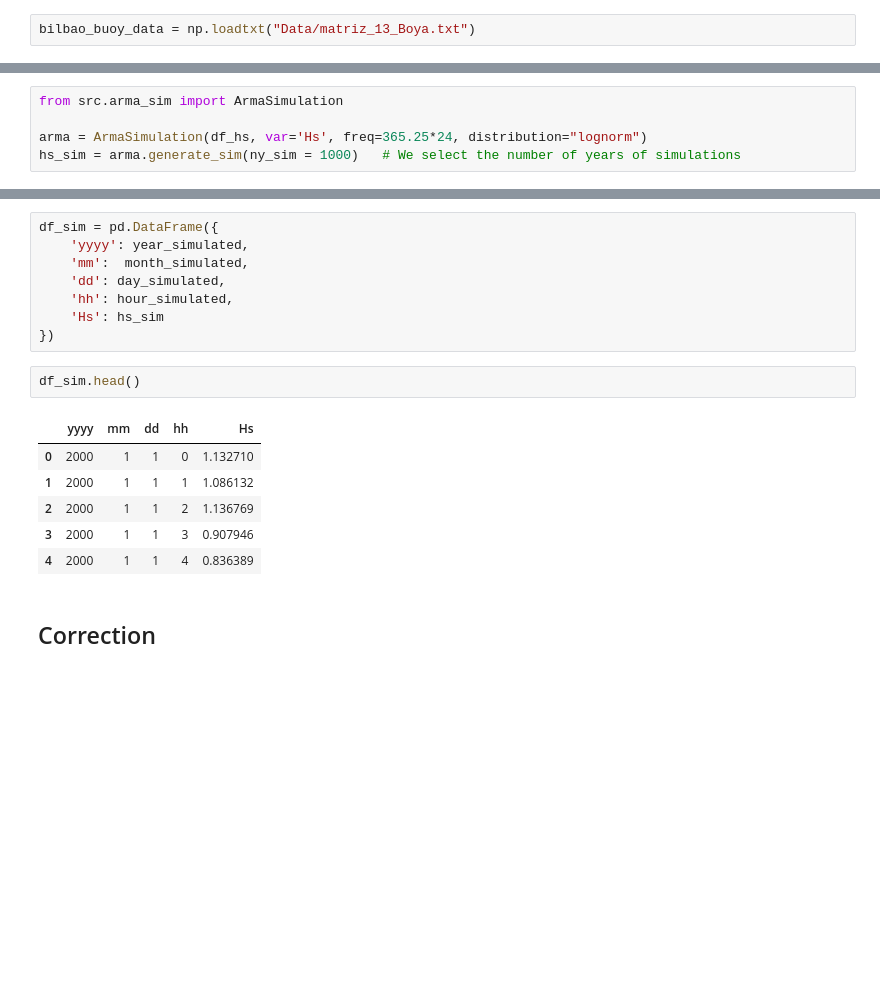
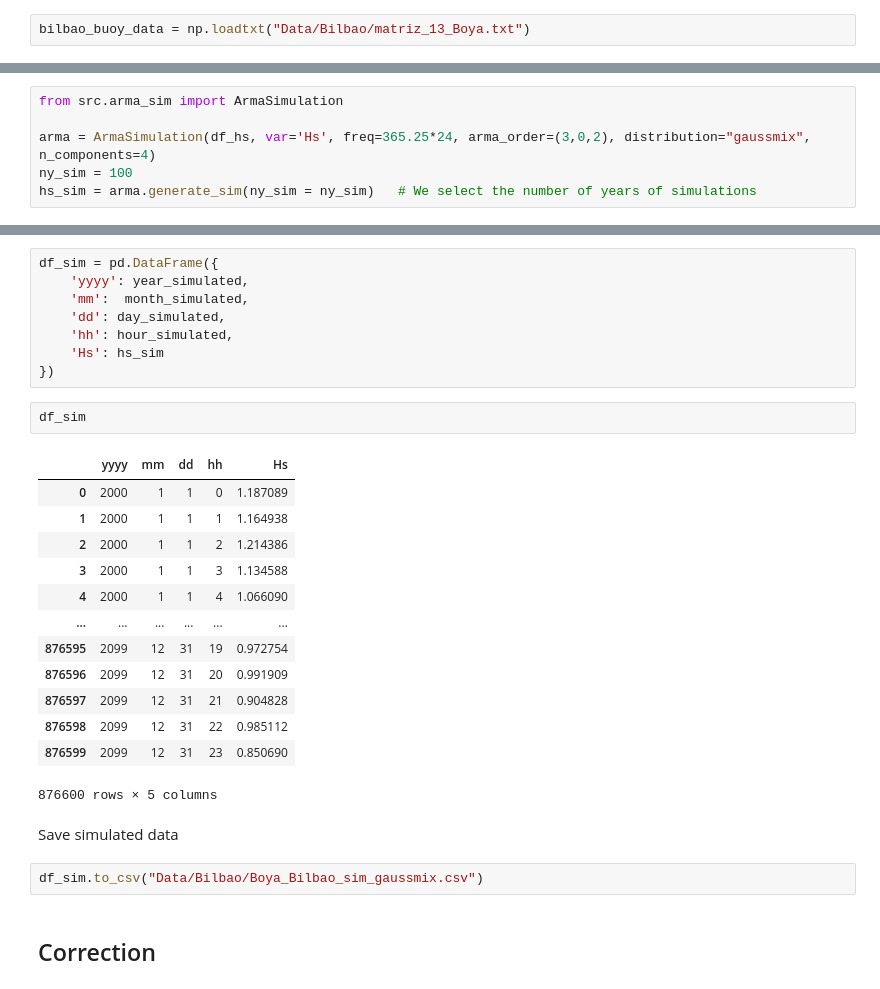
Before and after one commit to viccollado/ExtremeCorrection, a Jupyter notebook: Notebooks/Examples/Hs_Bilbao.ipynb, the cells around one changed output, grey strips where cells are left out. Saved outputs shown, nothing was run; the diff lists cells and outputs as text; blank space fills up the shorter version.

```diff
--- a/Notebooks/Examples/Hs_Bilbao.ipynb
+++ b/Notebooks/Examples/Hs_Bilbao.ipynb
@@ -12,7 +12,7 @@ sys.path.append(os.path.abspath('C:/Users/user/Victor/Trabajo/ExtremeCorrection/
 # %% [markdown]
 Load the data
 # %%
-bilbao_buoy_data = np.loadtxt("Data/matriz_13_Boya.txt")
+bilbao_buoy_data = np.loadtxt("Data/Bilbao/matriz_13_Boya.txt")
 # %%
 bilbao_buoy_data = bilbao_buoy_data[:,:5]
 # %%
@@ -37,7 +37,8 @@ df_hs.head()
 # %%
 from src.arma_sim import ArmaSimulation
 
-arma = ArmaSimulation(df_hs, var='Hs', freq=365.25*24, distribution="lognorm")
-hs_sim = arma.generate_sim(ny_sim = 1000)   # We select the number of years of simulations
+arma = ArmaSimulation(df_hs, var='Hs', freq=365.25*24, arma_order=(3,0,2), distribution="gaussmix", n_components=4)
+ny_sim = 100
+hs_sim = arma.generate_sim(ny_sim = ny_sim)   # We select the number of years of simulations
 # %%
 plt.figure(figsize=(12,6))
@@ -75,14 +76,25 @@ df_sim = pd.DataFrame({
     'Hs': hs_sim
 })
 # %%
-df_sim.head()
+df_sim
 # %% [output]
 |  | yyyy | mm | dd | hh | Hs |
-| 0 | 2000 | 1 | 1 | 0 | 1.132710 |
-| 1 | 2000 | 1 | 1 | 1 | 1.086132 |
-| 2 | 2000 | 1 | 1 | 2 | 1.136769 |
-| 3 | 2000 | 1 | 1 | 3 | 0.907946 |
-| 4 | 2000 | 1 | 1 | 4 | 0.836389 |
+| 0 | 2000 | 1 | 1 | 0 | 1.187089 |
+| 1 | 2000 | 1 | 1 | 1 | 1.164938 |
+| 2 | 2000 | 1 | 1 | 2 | 1.214386 |
+| 3 | 2000 | 1 | 1 | 3 | 1.134588 |
+| 4 | 2000 | 1 | 1 | 4 | 1.066090 |
+| ... | ... | ... | ... | ... | ... |
+| 876595 | 2099 | 12 | 31 | 19 | 0.972754 |
+| 876596 | 2099 | 12 | 31 | 20 | 0.991909 |
+| 876597 | 2099 | 12 | 31 | 21 | 0.904828 |
+| 876598 | 2099 | 12 | 31 | 22 | 0.985112 |
+| 876599 | 2099 | 12 | 31 | 23 | 0.850690 |
+876600 rows × 5 columns
+# %% [markdown]
+Save simulated data
+# %%
+df_sim.to_csv("Data/Bilbao/Boya_Bilbao_sim_gaussmix.csv")
 # %% [markdown]
 ## Correction
 # %%
```
Also changed, not shown: parts of 7 cells of this notebook, 2 other files.
